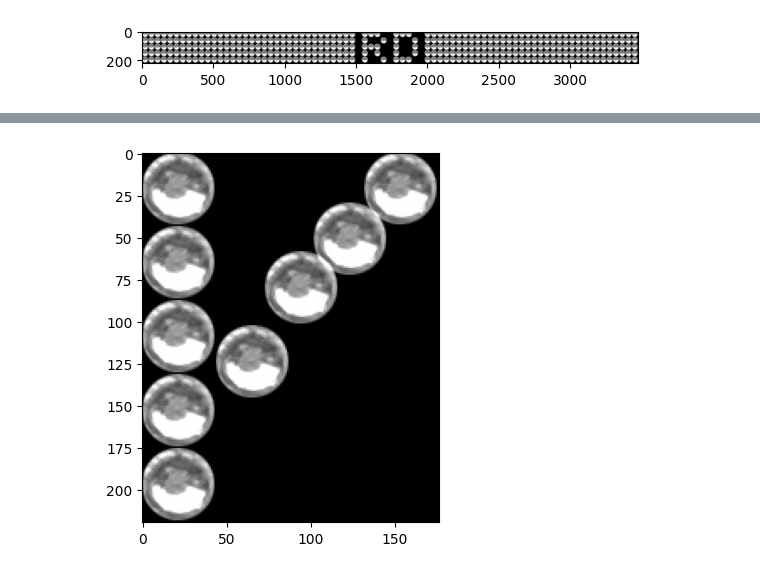
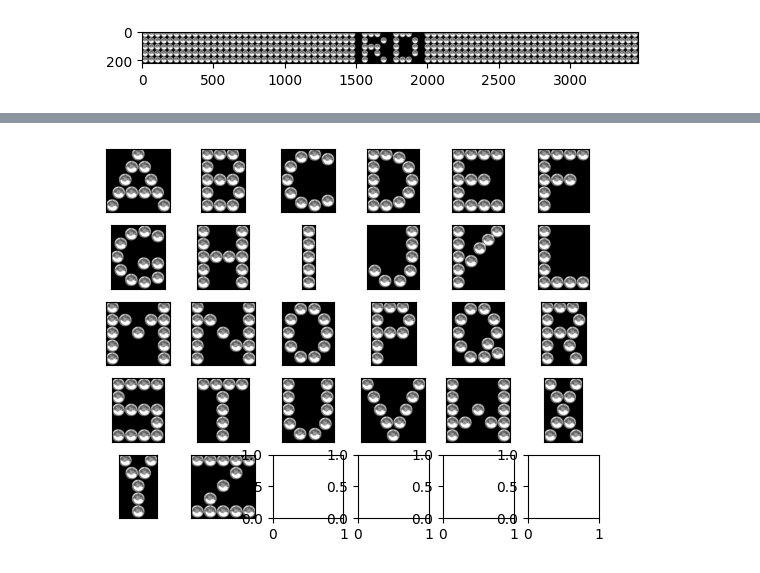
Before and after one commit to baeldin/strass_preview_generator, a Jupyter notebook: strass_band_generator.ipynb, the cells around one changed output, grey strips where cells are left out. Saved outputs shown, nothing was run; the diff lists cells and outputs as text; code cells hidden in the pictures.

Commit message:
Fill custom position alphabet (almost), make single graphic with all letters for pixellated alphabet

```diff
--- a/strass_band_generator.ipynb
+++ b/strass_band_generator.ipynb
@@ -20,11 +20,11 @@ letters = {
     [1,0,0,1],
     [1,1,1,0]]),
     'C': np.array([
-    [1,1,1,1],
+    [0,1,1,1],
     [1,0,0,0],
     [1,0,0,0],
     [1,0,0,0],
-    [1,1,1,1]]),
+    [0,1,1,1]]),
     'D': np.array([
     [1,1,1,0],
     [1,0,0,1],
@@ -44,11 +44,11 @@ letters = {
     [1,0,0,0],
     [1,0,0,0]]),
     'G': np.array([
-    [1,1,1,1],
+    [0,1,1,1],
     [1,0,0,0],
     [1,0,1,1],
     [1,0,0,1],
-    [1,1,1,1]]),
+    [0,1,1,1]]),
     'H': np.array([
     [1,0,0,1],
     [1,0,0,1],
@@ -100,7 +100,7 @@ letters = {
     'P': np.array([
     [1,1,1,0],
     [1,0,0,1],
-    [1,1,1,1],
+    [1,1,1,0],
     [1,0,0,0],
     [1,0,0,0]]),
     'Q': np.array([
@@ -378,24 +378,77 @@ letters2 = {
                    in np.arange(-pi/8., -pi, -pi/4.)]),
     'K': np.array([[0., 0.], [1., 0.], [2., 0.], [3., 0.], [4., 0.],
                    [1.66667, 1.], [2.66667, 1.66667], [3.333, 2.333], [4., 3.]]),
+    'L': np.array([[0., 0.], [1., 0.], [2., 0.], [3., 0.], [4., 0.],
+                   [0., 1.], [0., 2.], [0., 3.]]),
+    'M': np.array([[0., 0.], [1., 0.], [2., 0.], [3., 0.], [4., 0.],
+                   [0., 4.], [1., 4.], [2., 4.], [3., 4.], [4., 4.],
+                   [3., 1.], [2., 2.], [3., 3.]]),
+    'N': np.array([[0., 0.], [1., 0.], [2., 0.], [3., 0.], [4., 0.],
+                   [0., 4.], [1., 4.], [2., 4.], [3., 4.], [4., 4.],
+                   [3., 1.], [2., 2.], [1., 3.]]),
+    # best one so far LOL:
+    'O': np.array([[2.  * np.sin(x + 0.08*np.cos(2*x+pi/2)) + 2.,
+                    1.5 * np.cos(x + 0.08*np.cos(2*x+pi/2)) + 1.5] for x
+                   in np.arange(0. * pi, 2.*pi, pi/5.)]),
+    'P': np.array([[0., 0.], [1., 0.], [2., 0.], [3., 0.], [4., 0.], [4., 1.], [4., 2.],
+                   [3., 2.5], [2., 2.], [2., 1.]]),
+    # worst one so far LOL: TODO: fix Q
+    'Q': np.array([[2.  * np.sin(x + 0.08*np.cos(2*x+pi/2)) + 2.,
+                    1.5 * np.cos(x + 0.08*np.cos(2*x+pi/2)) + 1.5] for x
+                   in np.arange(0. * pi, 1.8*pi, pi/5.)] + [[1.15, 2.3], [0.42904, 3.09]]),
+    'R': np.array([[0., 0.], [1., 0.], [2., 0.], [3., 0.], [4., 0.], [4., 1.], [4., 2.],
+                   [3., 2.5], [2., 2.], [2., 1.], [1., 1.75], [0., 2.25]]),
+    # oh my god TODO: FIX S
+    'S': np.array([[0., 0.], [0., 1.], [0., 2.], [0., 3.],
+                   [1., 3.], [2., 3.], [2., 2.], [2., 1.], [2., 0.],
+                   [3., 0.], [4., 0.], [4., 1.], [4., 2.], [4., 3.]]),
+    'T': np.array([[0., 1.5], [1., 1.5], [2., 1.5], [3., 1.5], [4., 0.], [4., 1.], [4., 2.], [4., 3.]]),
+    # TODO: fix overlap
+    'U': np.array([[2., 3.], [3., 3.], [4., 3.], [2., 0.], [3., 0.], [4., 0.]] +
+                  [[1.5 * np.sin(x) + 1.5, 1.5 * np.cos(x) + 1.5] for x
+                   in np.arange(-pi/8., -pi, -pi/4.)]),
+    'V': np.array([[4., 0.], [3., 0.5], [2., 1.], [1., 1.5], [0., 2.], [1., 2.5],
+                   [2., 3.], [3., 3.5], [4., 4.]]),
+    'W': np.array([[0., 0.], [1., 0.], [2., 0.], [3., 0.], [4., 0.],
+                   [0., 4.], [1., 4.], [2., 4.], [3., 4.], [4., 4.],
+                   [1., 1.], [2., 2.], [1., 3.]]),
+    'X': np.array([[0., 0.], [1., 0.5], [2., 1], [3., 1.5], [4., 2],
+                   [0., 2.], [1., 1.5], [3., 0.5], [4., 0.]]),
+    'Y': np.array([[0., 1.], [1., 1.], [2., 1], [3., 1.5], [4., 2],
+                   [3., 0.5], [4., 0.]]),
+    'Z': np.array([[0., 0.], [0., 1.], [0., 2.], [0., 3.], [0., 4.],
+                   [3., 3.], [2., 2.], [1., 1.],
+                   [4., 0.],[4., 1.], [4., 2.], [4., 3.], [4., 4.]])
 }
 
-print(letters2['H'])
 
-draw = 'K'
+draw = 'Z'
+print(letters2[draw])
 # Set dimensions for output image (fixed height, flexible width)
-dimy = 5 * 44
-dimx = 1 + int(np.ceil(44 * (1 + letters2[draw][:,1].max()) - np.floor(letters2[draw][:,1].min())))
 
+alphabet = []
+for draw in ['A', 'B', 'C', 'D', 'E', 'F', 'G', 'H', 'I', 'J', 'K', 'L', 'M',
+             'N', 'O', 'P', 'Q', 'R', 'S', 'T', 'U', 'V', 'W', 'X', 'Y', 'Z']:
 # loop over stone coordinates in letter and add stones to image
-new_img = np.zeros((dimy, dimx, 3), dtype=int)
-for dot in range(letters2[draw].shape[0]):
-  doty, dotx = letters2[draw][dot, :]
-  for xx in range(44):
-    for yy in range(44):
-      new_img[int(44 * doty + yy), int(44 * dotx + xx), :] += flipped_stone[yy, xx, 0]
+  dimy = 5 * 44
+  dimx = 1 + int(np.ceil(44 * (1 + letters2[draw][:,1].max()) - np.floor(letters2[draw][:,1].min())))
+  new_img = np.zeros((dimy, dimx, 3), dtype=int)
+  for dot in range(letters2[draw].shape[0]):
+    doty, dotx = letters2[draw][dot, :]
+    for xx in range(44):
+      for yy in range(44):
+        new_img[int(44 * doty + yy), int(44 * dotx + xx), :] += flipped_stone[yy, xx, 0]
+  new_img = np.flip(new_img, axis=0)
+  alphabet.append(new_img)
 
-new_img = np.flip(new_img, axis=0)
-plt.imshow(new_img)
-cv2.imwrite(draw+".png", new_img)
+fig, ax = plt.subplots(5, 6)
+for ii, letter in enumerate(alphabet):
+  ax.flatten()[ii].imshow(letter)
+  ax.flatten()[ii].tick_params(left = False, right = False , labelleft = False ,
+                  labelbottom = False, bottom = False)
+plt.show()
+
+#new_img = np.flip(new_img, axis=0)
+#plt.imshow(new_img)
+#cv2.imwrite(draw+".png", new_img)
 # %% [output]
@@ -416,2 +470,2 @@ True
-[figure, old version]
+[figure, new version]
 # %%
```
Also changed, not shown: parts of 2 cells of this notebook.
